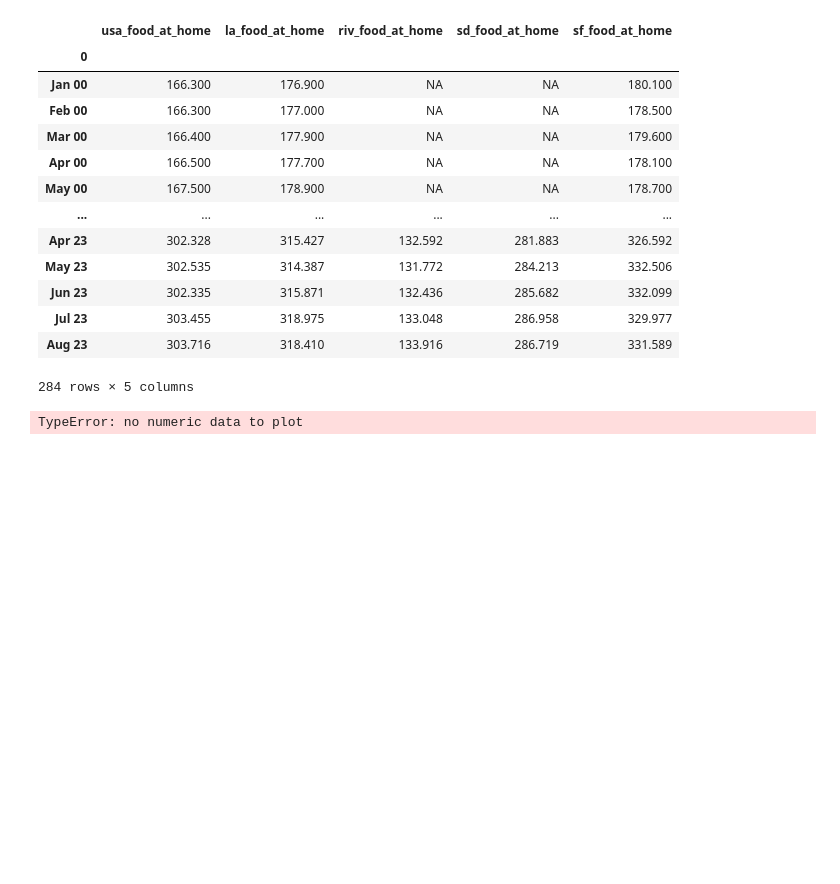
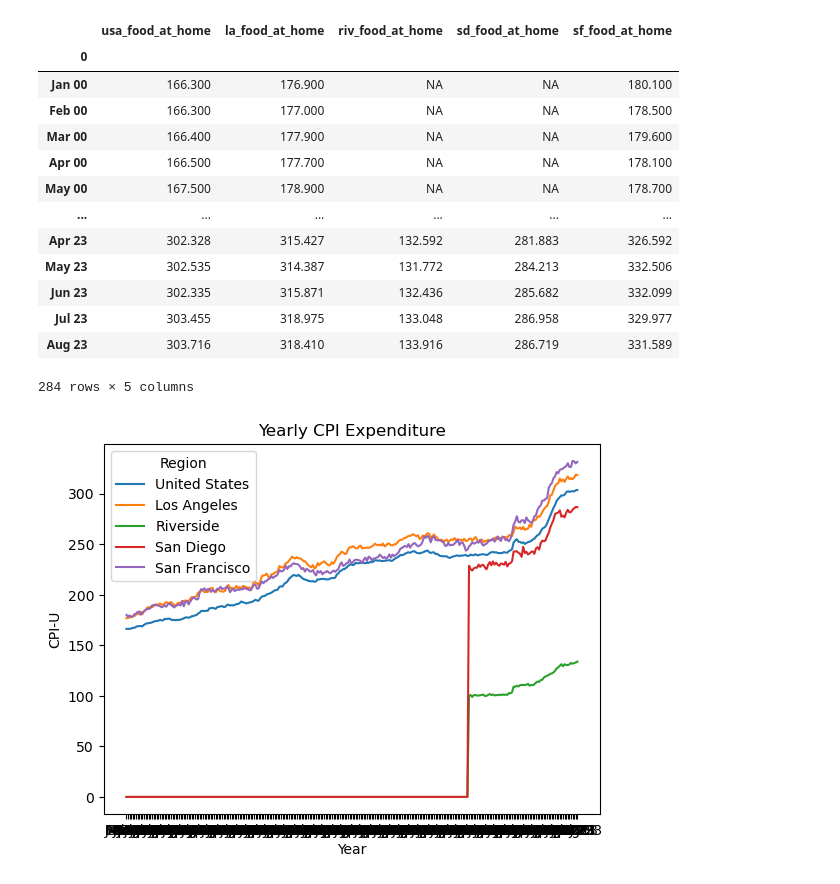
Before and after one commit to BeccaBenn/grocery_inflation, a Jupyter notebook: Max/CPI_Expenditure_Detail.ipynb, the cells around one changed output. Saved outputs shown, nothing was run; the diff lists cells and outputs as text; code cells hidden in the pictures; blank space fills up the shorter version.

Commit message:
graph_images

```diff
--- a/Max/CPI_Expenditure_Detail.ipynb
+++ b/Max/CPI_Expenditure_Detail.ipynb
@@ -141,14 +143,27 @@ expenditure_df
 | Aug 23 | 303.716 | 318.410 | 133.916 | 286.719 | 331.589 |
 284 rows × 5 columns
 # %%
-expenditure_df.plot(kind='line', marker='o', figsize=(10, 6))
+expenditure_df = expenditure_df.fillna(0)
+
+expenditure_df['usa_food_at_home'] = pd.to_numeric(expenditure_df['usa_food_at_home'], errors='coerce')
+expenditure_df['la_food_at_home'] = pd.to_numeric(expenditure_df['la_food_at_home'], errors='coerce')
+expenditure_df['riv_food_at_home'] = pd.to_numeric(expenditure_df['riv_food_at_home'], errors='coerce')
+expenditure_df['sd_food_at_home'] = pd.to_numeric(expenditure_df['sd_food_at_home'], errors='coerce')
+expenditure_df['sf_food_at_home'] = pd.to_numeric(expenditure_df['sf_food_at_home'], errors='coerce')
+
+new_labels = {'usa_food_at_home':'United States','la_food_at_home':'Los Angeles','riv_food_at_home':'Riverside',
+             'sd_food_at_home':'San Diego','sf_food_at_home':'San Francisco'}
+
+for header,label in new_labels.items():
+    plt.plot(expenditure_df.index, expenditure_df[header], label=label)
+
 
 plt.title('Yearly CPI Expenditure')
 plt.xlabel('Year')
 plt.ylabel('CPI-U')
 plt.legend(title='Region')
 
 
 plt.show()
 # %% [output]
-TypeError: no numeric data to plot
+[figure, added]
```
Also changed, not shown: parts of 1 cell of this notebook, 7 other files.
